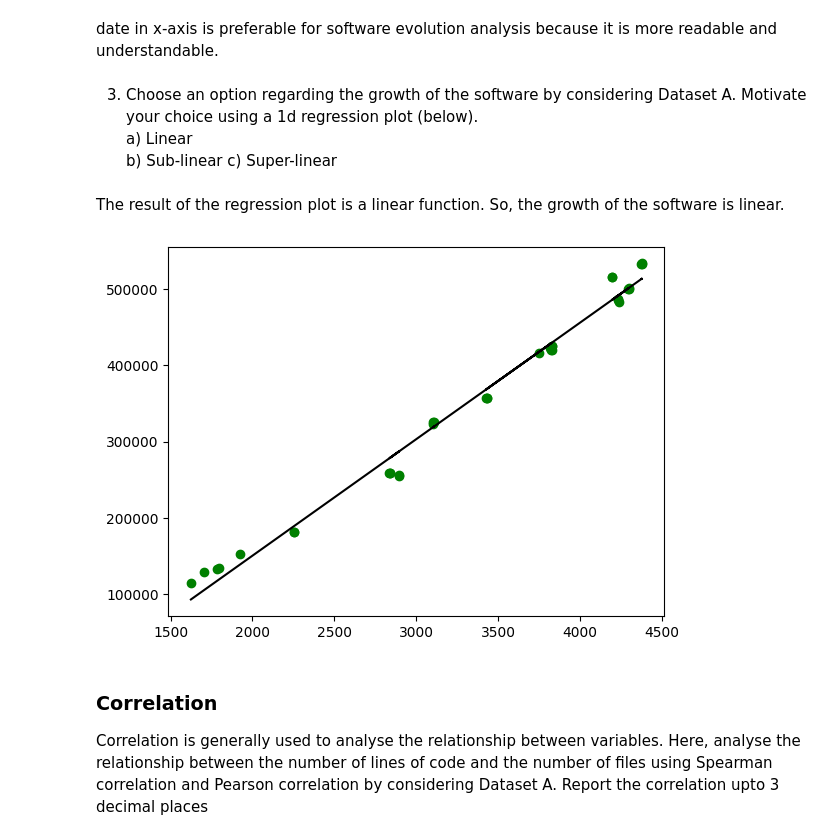
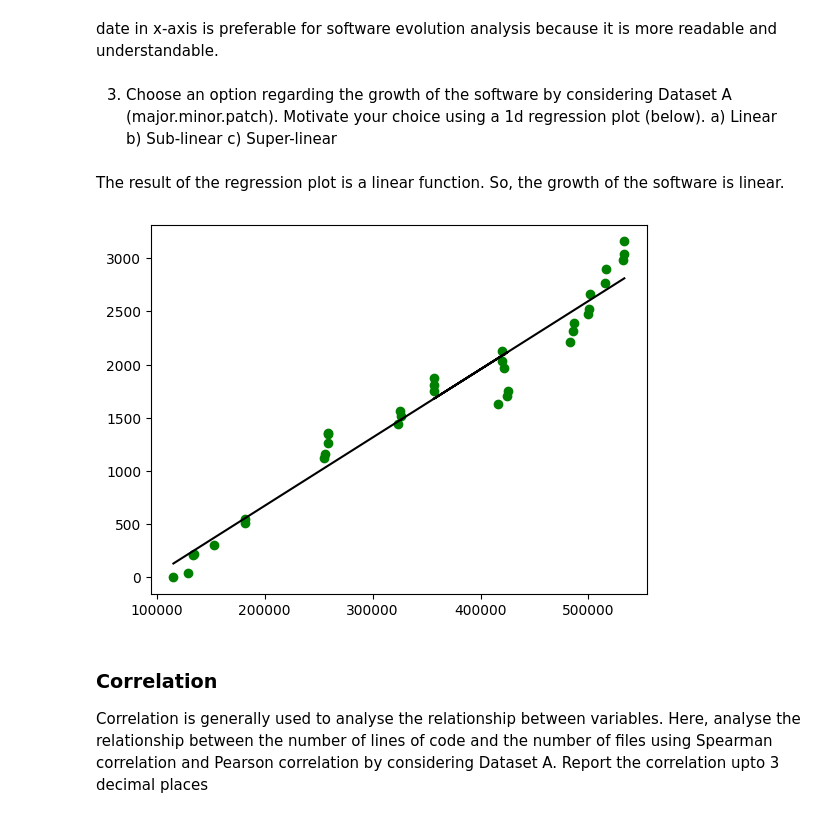
Before and after one commit to Randi-Dcht/Umons_Course2023_SoftwareEvolutionTP2, a Jupyter notebook: TP2_section2.ipynb, the cells around one changed output. Cells and saved outputs as stored; diff of their text form; code cells hidden in the pictures.

```diff
--- a/TP2_section2.ipynb
+++ b/TP2_section2.ipynb
@@ -197,28 +197,25 @@ Why?
 # %% [markdown]
 date in x-axis is preferable for software evolution analysis because it is more readable and understandable.
 # %% [markdown]
-3. Choose an option regarding the growth of the software by considering Dataset A. Motivate your choice using a 1d regression plot (below).
+3. Choose an option regarding the growth of the software by considering Dataset A (major.minor.patch). Motivate your choice using a 1d regression plot (below).
     a) Linear
     b) Sub-linear
     c) Super-linear
 # %% [markdown]
 The result of the regression plot is a linear function. So, the growth of the software is linear.
 # %%
-# Your code for 1d regression plot
-df = data[['nb_nfiles', 'nb_code', 'nb_blank', 'nb_comment','date']]
-df.head()
-X = df['nb_nfiles'].values.reshape(-1, 1)
-y = df['nb_code'].values
+X = data['nb_code'].values.reshape(-1, 1)
+y = data['relative_day'].values
 
 model2 = LinearRegression()
 model2.fit(X, y)
 
 plt.scatter(X, y,color='g')
 plt.plot(X, model2.predict(X),color='k')
 
 plt.show()
 # %% [output]
-[figure, old version]
+[figure, new version]
 # %% [markdown]
 ### Correlation
 Correlation is generally used to analyse the relationship between variables. Here, analyse the relationship between the number of lines of code and the number of files using Spearman correlation and Pearson correlation by considering Dataset A. Report the correlation upto 3 decimal places
```
Also changed, not shown: parts of 4 cells of this notebook.
